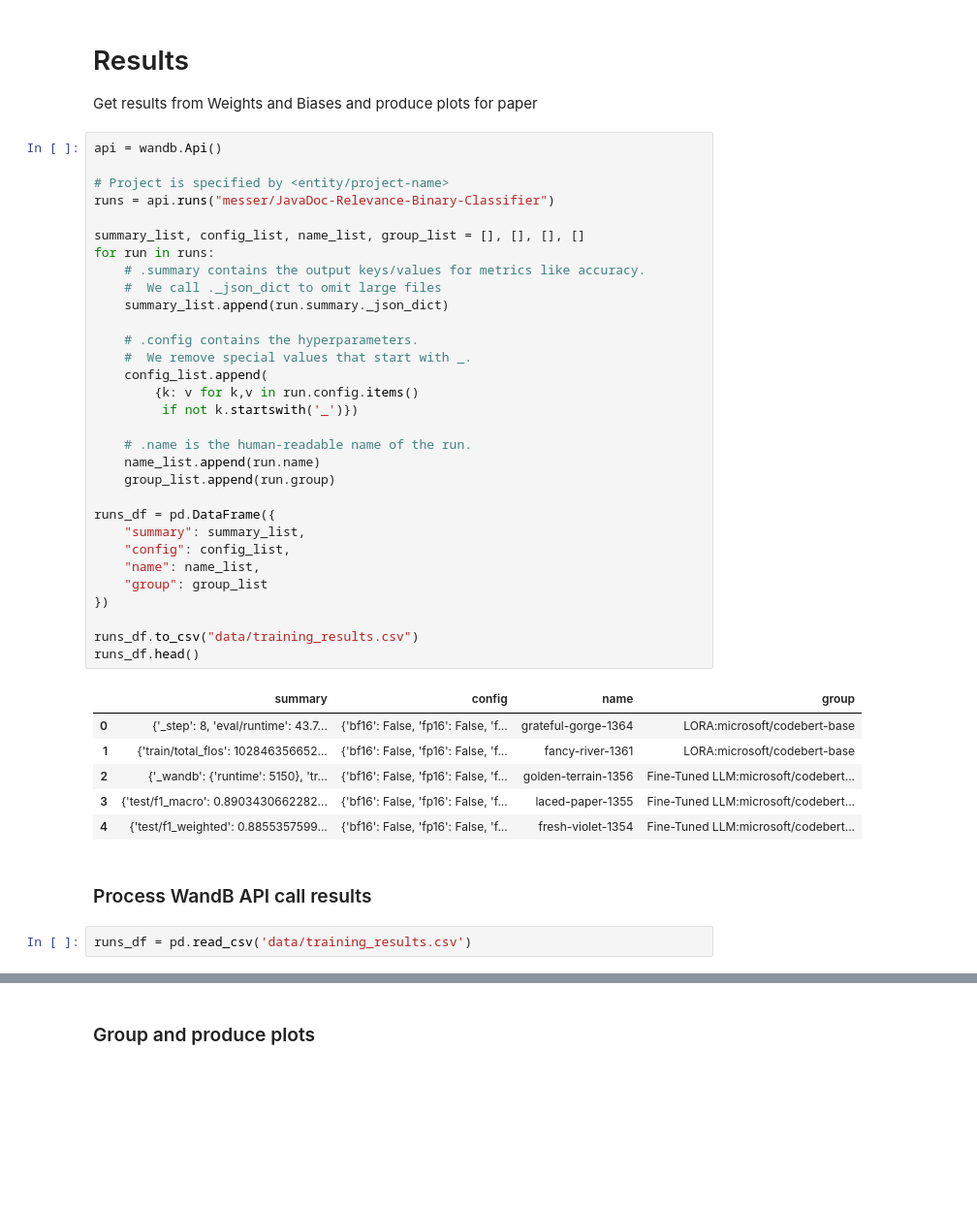
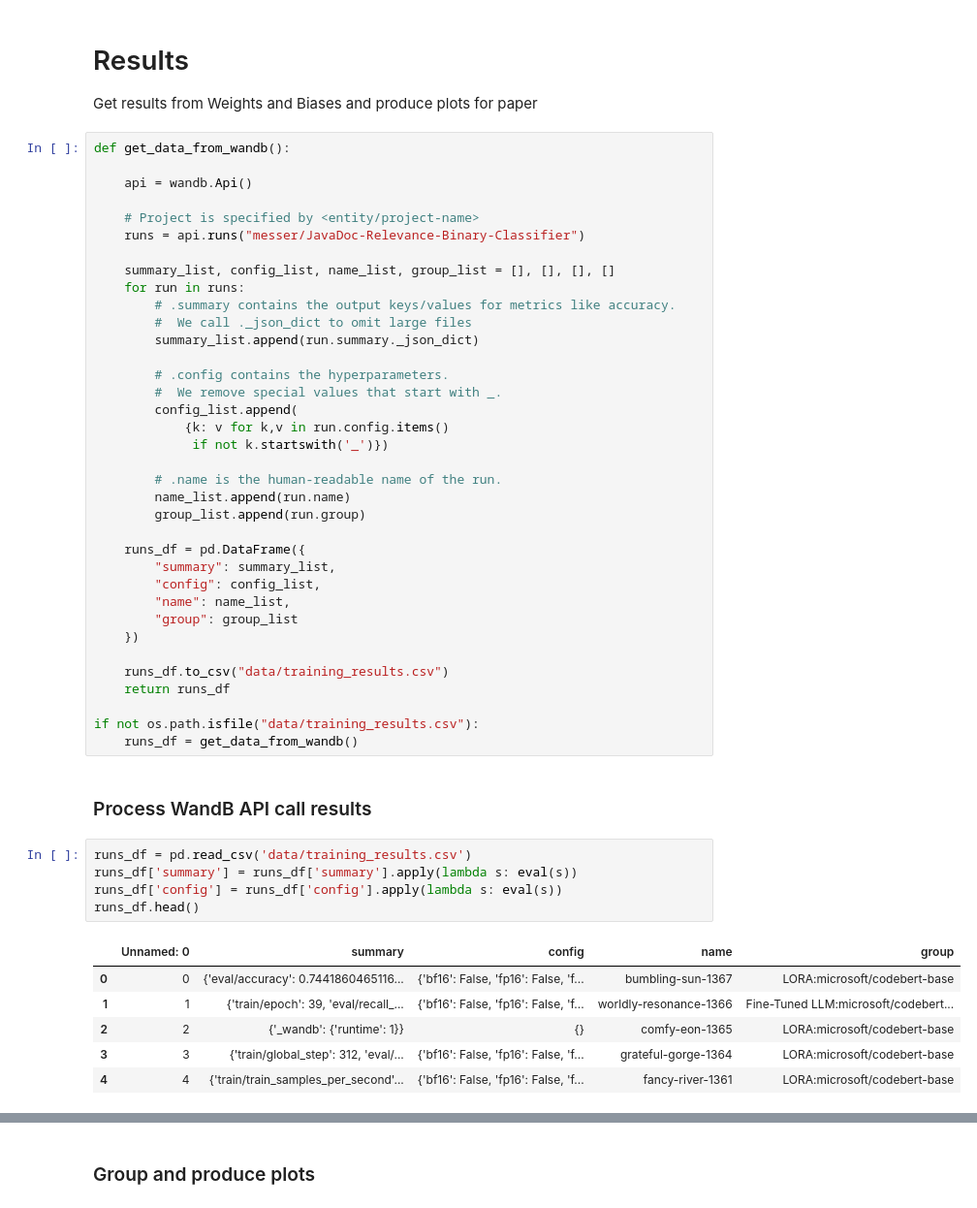
Before and after one commit to m-messer/Grading-Documentation-with-Machine-Learning, a Jupyter notebook: results.ipynb, the cells around one changed output, grey strips where cells are left out. Shown at 97% size. Saved outputs shown, nothing was run; the diff lists cells and outputs as text; blank space fills up the shorter version.

```diff
--- a/results.ipynb
+++ b/results.ipynb
@@ -6,46 +9,54 @@ import wandb
 # Results
 Get results from Weights and Biases and produce plots for paper
 # %%
-api = wandb.Api()
+def get_data_from_wandb():
 
-# Project is specified by <entity/project-name>
-runs = api.runs("messer/JavaDoc-Relevance-Binary-Classifier")
+    api = wandb.Api()
 
-summary_list, config_list, name_list, group_list = [], [], [], []
-for run in runs:
-    # .summary contains the output keys/values for metrics like accuracy.
-    #  We call ._json_dict to omit large files
-    summary_list.append(run.summary._json_dict)
+    # Project is specified by <entity/project-name>
+    runs = api.runs("messer/JavaDoc-Relevance-Binary-Classifier")
 
-    # .config contains the hyperparameters.
-    #  We remove special values that start with _.
-    config_list.append(
-        {k: v for k,v in run.config.items()
-         if not k.startswith('_')})
+    summary_list, config_list, name_list, group_list = [], [], [], []
+    for run in runs:
+        # .summary contains the output keys/values for metrics like accuracy.
+        #  We call ._json_dict to omit large files
+        summary_list.append(run.summary._json_dict)
 
-    # .name is the human-readable name of the run.
-    name_list.append(run.name)
-    group_list.append(run.group)
+        # .config contains the hyperparameters.
+        #  We remove special values that start with _.
+        config_list.append(
+            {k: v for k,v in run.config.items()
+             if not k.startswith('_')})
 
-runs_df = pd.DataFrame({
-    "summary": summary_list,
-    "config": config_list,
-    "name": name_list,
-    "group": group_list
-})
+        # .name is the human-readable name of the run.
+        name_list.append(run.name)
+        group_list.append(run.group)
 
-runs_df.to_csv("data/training_results.csv")
-runs_df.head()
+    runs_df = pd.DataFrame({
+        "summary": summary_list,
+        "config": config_list,
+        "name": name_list,
+        "group": group_list
+    })
+
+    runs_df.to_csv("data/training_results.csv")
+    return runs_df
+
+if not os.path.isfile("data/training_results.csv"):
+    runs_df = get_data_from_wandb()
-# %% [output]
-|  | summary | config | name | group |
-| 0 | {'_step': 8, 'eval/runtime': 43.7... | {'bf16': False, 'fp16': False, 'f... | grateful-gorge-1364 | LORA:microsoft/codebert-base |
-| 1 | {'train/total_flos': 102846356652... | {'bf16': False, 'fp16': False, 'f... | fancy-river-1361 | LORA:microsoft/codebert-base |
-| 2 | {'_wandb': {'runtime': 5150}, 'tr... | {'bf16': False, 'fp16': False, 'f... | golden-terrain-1356 | Fine-Tuned LLM:microsoft/codebert... |
-| 3 | {'test/f1_macro': 0.8903430662282... | {'bf16': False, 'fp16': False, 'f... | laced-paper-1355 | Fine-Tuned LLM:microsoft/codebert... |
-| 4 | {'test/f1_weighted': 0.8855357599... | {'bf16': False, 'fp16': False, 'f... | fresh-violet-1354 | Fine-Tuned LLM:microsoft/codebert... |
 # %% [markdown]
 ### Process WandB API call results
-# %%
-runs_df = pd.read_csv('data/training_results.csv')
+# %%
+runs_df = pd.read_csv('data/training_results.csv')
+runs_df['summary'] = runs_df['summary'].apply(lambda s: eval(s))
+runs_df['config'] = runs_df['config'].apply(lambda s: eval(s))
+runs_df.head()
+# %% [output]
+|  | Unnamed: 0 | summary | config | name | group |
+| 0 | 0 | {'eval/accuracy': 0.7441860465116... | {'bf16': False, 'fp16': False, 'f... | bumbling-sun-1367 | LORA:microsoft/codebert-base |
+| 1 | 1 | {'train/epoch': 39, 'eval/recall_... | {'bf16': False, 'fp16': False, 'f... | worldly-resonance-1366 | Fine-Tuned LLM:microsoft/codebert... |
+| 2 | 2 | {'_wandb': {'runtime': 1}} | {} | comfy-eon-1365 | LORA:microsoft/codebert-base |
+| 3 | 3 | {'train/global_step': 312, 'eval/... | {'bf16': False, 'fp16': False, 'f... | grateful-gorge-1364 | LORA:microsoft/codebert-base |
+| 4 | 4 | {'train/train_samples_per_second'... | {'bf16': False, 'fp16': False, 'f... | fancy-river-1361 | LORA:microsoft/codebert-base |
 # %%
 df = pd.concat([runs_df[['name', 'group', 'config']], pd.json_normalize(runs_df['summary'])], axis=1)
```
Also changed, not shown: parts of 9 cells of this notebook, 5 other files.
